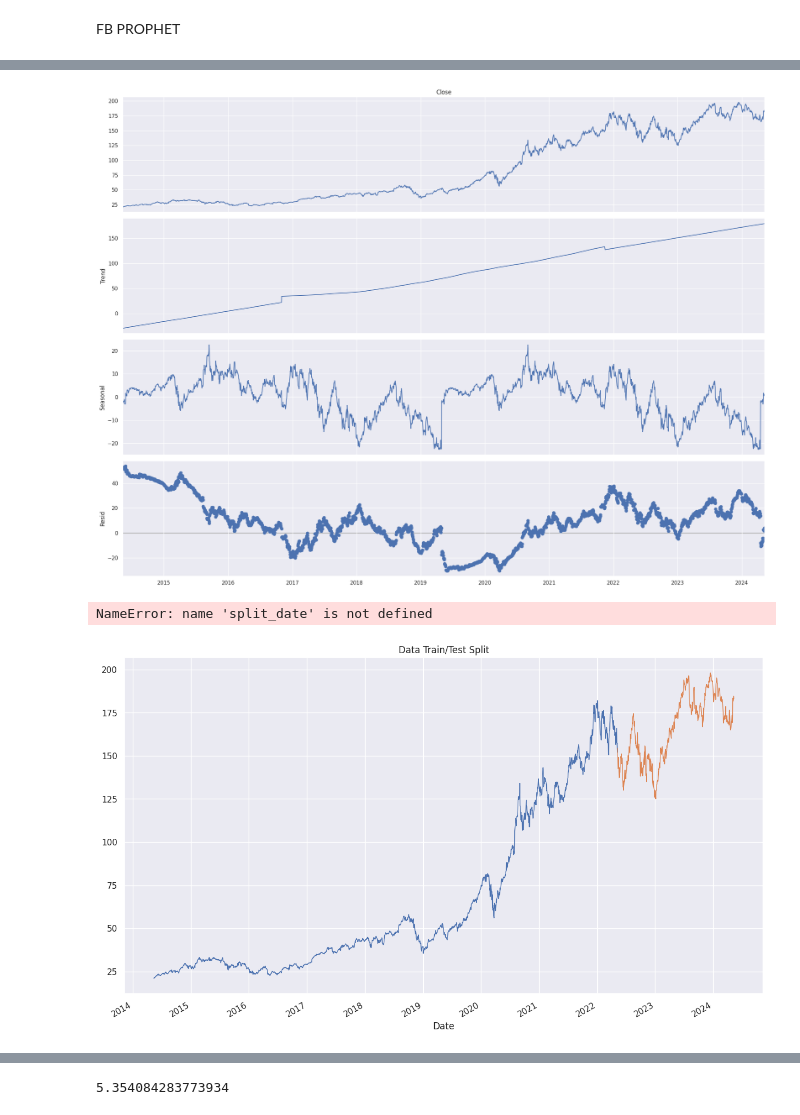
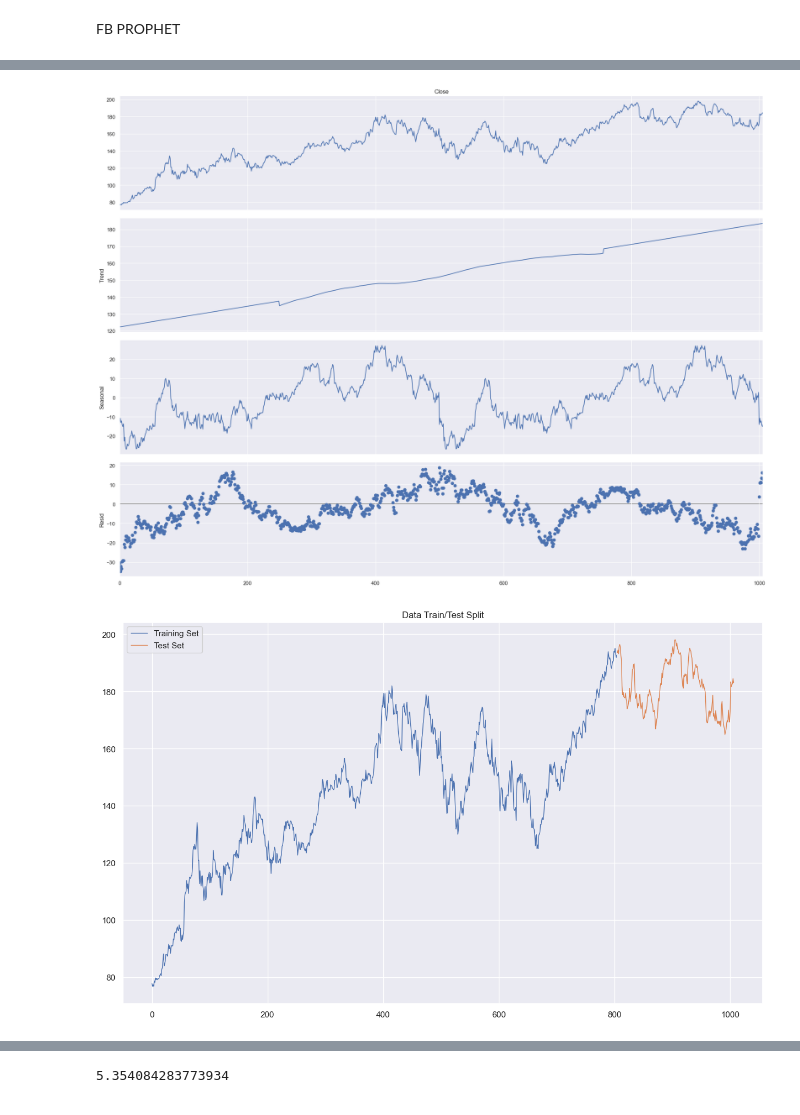
Before and after one commit to baljyot25/Stock-Predictor, a Jupyter notebook: Part_1.ipynb, the cells around one changed output, grey strips where cells are left out. Saved outputs shown, nothing was run; the diff lists cells and outputs as text; code cells hidden in the pictures.

```diff
--- a/Part_1.ipynb
+++ b/Part_1.ipynb
@@ -333,8 +334,8 @@ from prophet.plot import plot_plotly
 # Assuming you have already imported necessary libraries and loaded the data
 
 # Reset index of apple_stocks DataFrame
-# apple_stocks.reset_index(inplace=True)
-
+apple_stocks.reset_index(inplace=True)
+# apple_stocks.set_index('Date',inplace=True)
 apple_stocks_temp = apple_stocks[['Date', 'Close']].rename(columns={'Date': 'ds', 'Close': 'y'})
 
 apple_stocks_temp_test = apple_stocks_temp.tail(100)
@@ -387,21 +392,21 @@ memory usage: 157.4+ KB
 # %%
 from statsmodels.tsa.seasonal import seasonal_decompose
-multd = seasonal_decompose(df['Close'],model='additive',extrapolate_trend='freq',period=250*5)
+df=apple_stocks
+multd = seasonal_decompose(df['Close'],model='additive',extrapolate_trend='freq',period=100*5)
 multd.plot()
 plt.show()
 # %% [output]
-[figure, old version]
+[figure, new version]
 # %%
 l = len(df)
 split = 0.8
 train = df[:int(split*l)]
 test = df[int(split*l):]
 fig , ax = plt.subplots(figsize=(15,9))
 train['Close'].plot(ax= ax , label = 'Training Set' , title='Data Train/Test Split' , linewidth = 1, markersize = 5)
 test['Close'].plot(ax= ax , label = 'Test Set' , linewidth = 1, markersize = 5)
-ax.axvline(pd.Timestamp(split_date),color='black',ls='--')
+# ax.axvline(pd.Timestamp(split_date),color='black',ls='--')
 ax.legend(['Training Set','Test Set'])
 plt.show()
 # %% [output]
-NameError: name 'split_date' is not defined
-[figure, old version]
+[figure, new version]
```
Also changed, not shown: parts of 22 cells of this notebook, 1 other file.
